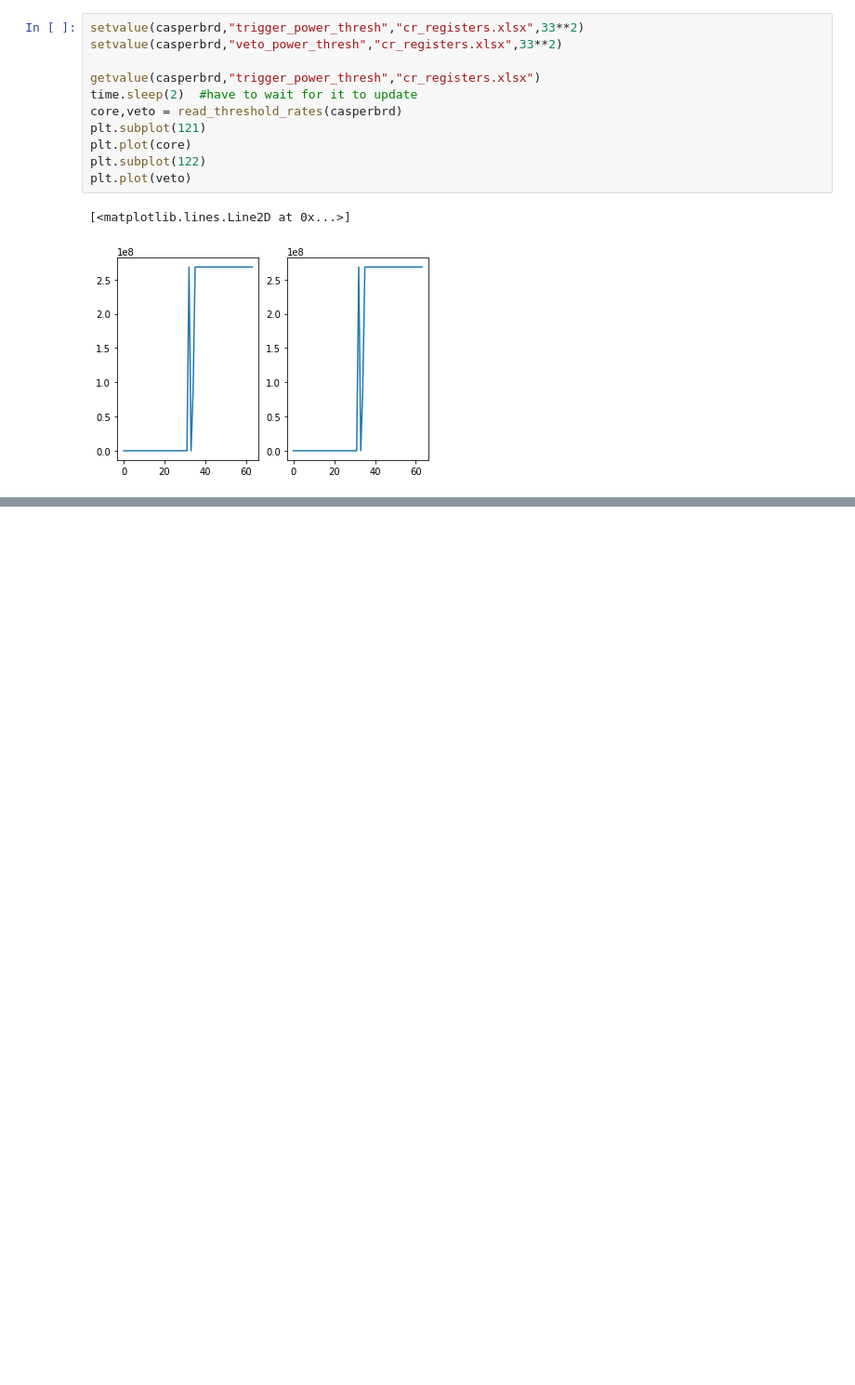
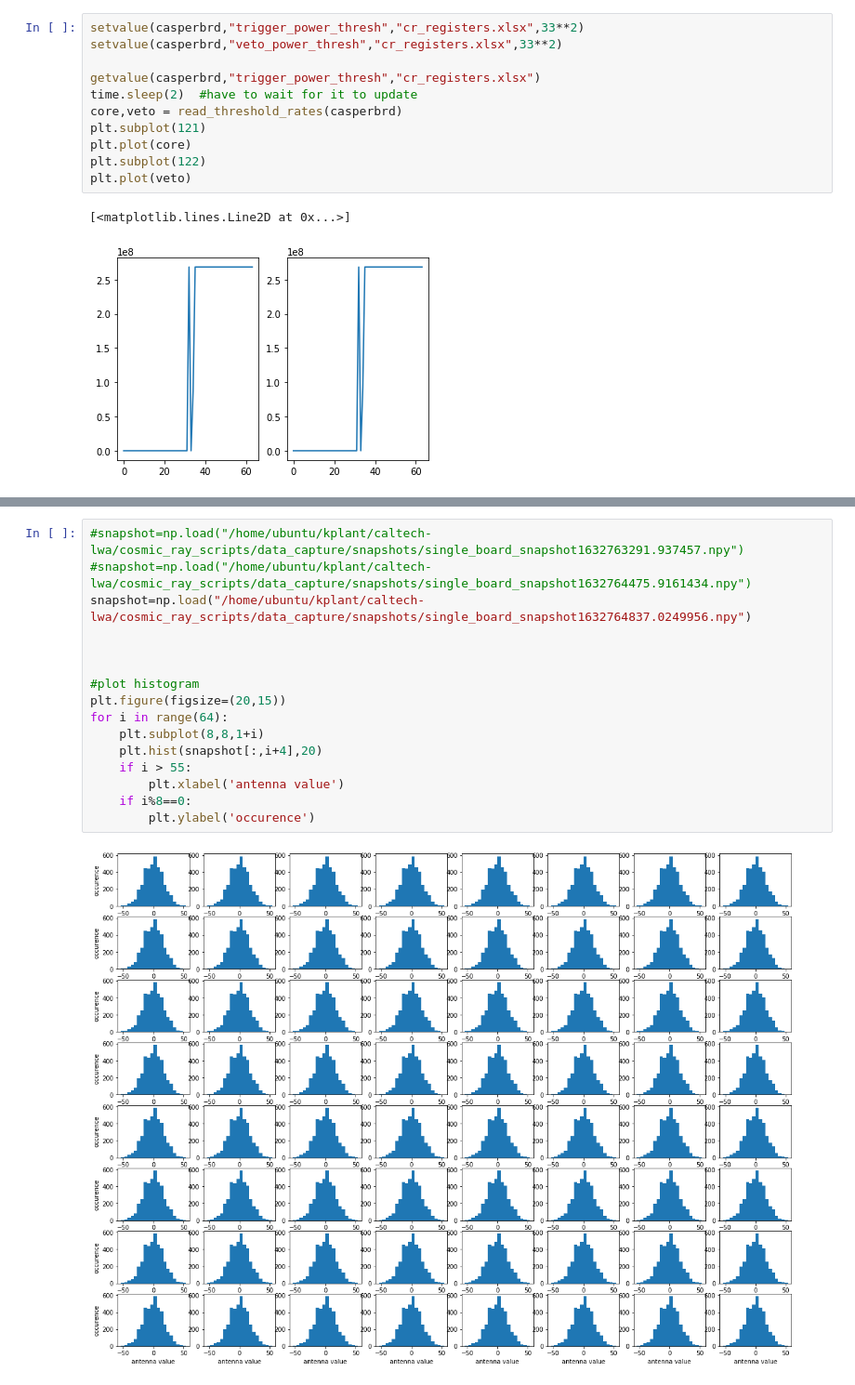
Before and after one commit to realtimeradio/caltech-lwa, a Jupyter notebook: cosmic_ray_scripts/snap2_control/individual_antenna_threshold_scan.ipynb, the cells around one changed output, grey strips where cells are left out. Shown at 93% size. Cells and saved outputs as stored; diff of their text form; blank space fills up the shorter version.

```diff
--- a/cosmic_ray_scripts/snap2_control/individual_antenna_threshold_scan.ipynb
+++ b/cosmic_ray_scripts/snap2_control/individual_antenna_threshold_scan.ipynb
@@ -337,0 +334,18 @@ plt.plot(veto)
+# %%
+#snapshot=np.load("/home/ubuntu/kplant/caltech-lwa/cosmic_ray_scripts/data_capture/snapshots/single_board_snapshot1632763291.937457.npy")
+#snapshot=np.load("/home/ubuntu/kplant/caltech-lwa/cosmic_ray_scripts/data_capture/snapshots/single_board_snapshot1632764475.9161434.npy")
+snapshot=np.load("/home/ubuntu/kplant/caltech-lwa/cosmic_ray_scripts/data_capture/snapshots/single_board_snapshot1632764837.0249956.npy")
+
+
+
+#plot histogram
+plt.figure(figsize=(20,15))
+for i in range(64):
+    plt.subplot(8,8,1+i)
+    plt.hist(snapshot[:,i+4],20)
+    if i > 55:
+        plt.xlabel('antenna value')
+    if i%8==0:
+        plt.ylabel('occurence')
+# %% [output]
+[figure, added]
```
Also changed, not shown: parts of 54 cells of this notebook, 1 other file.
